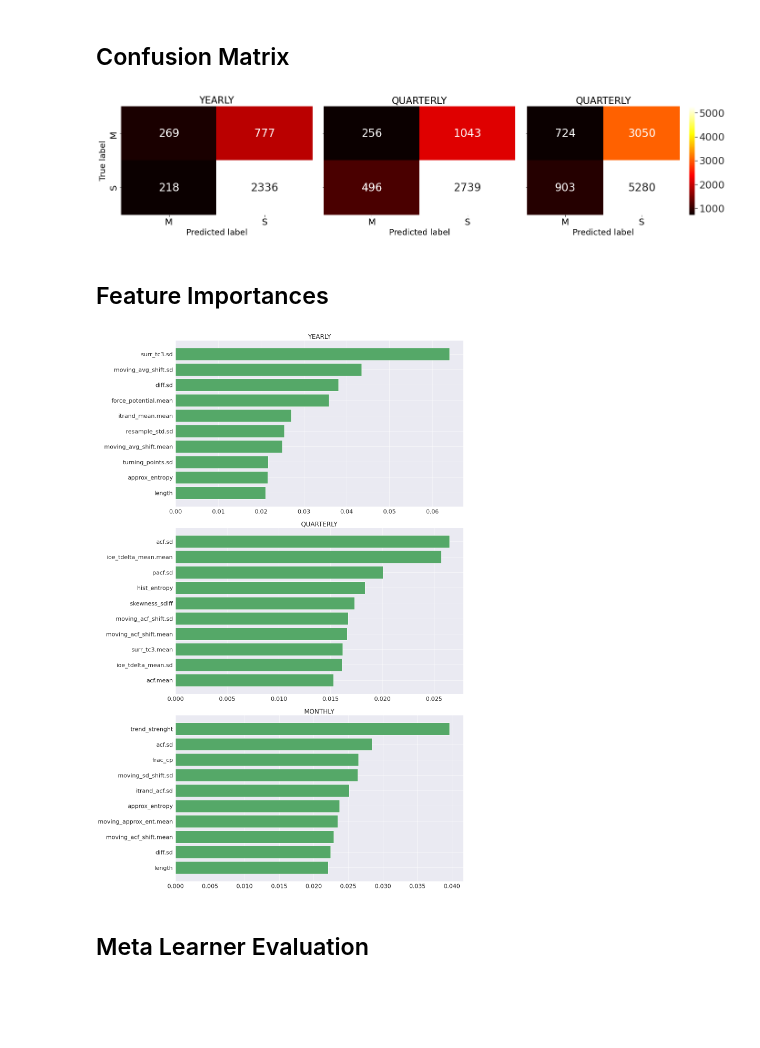
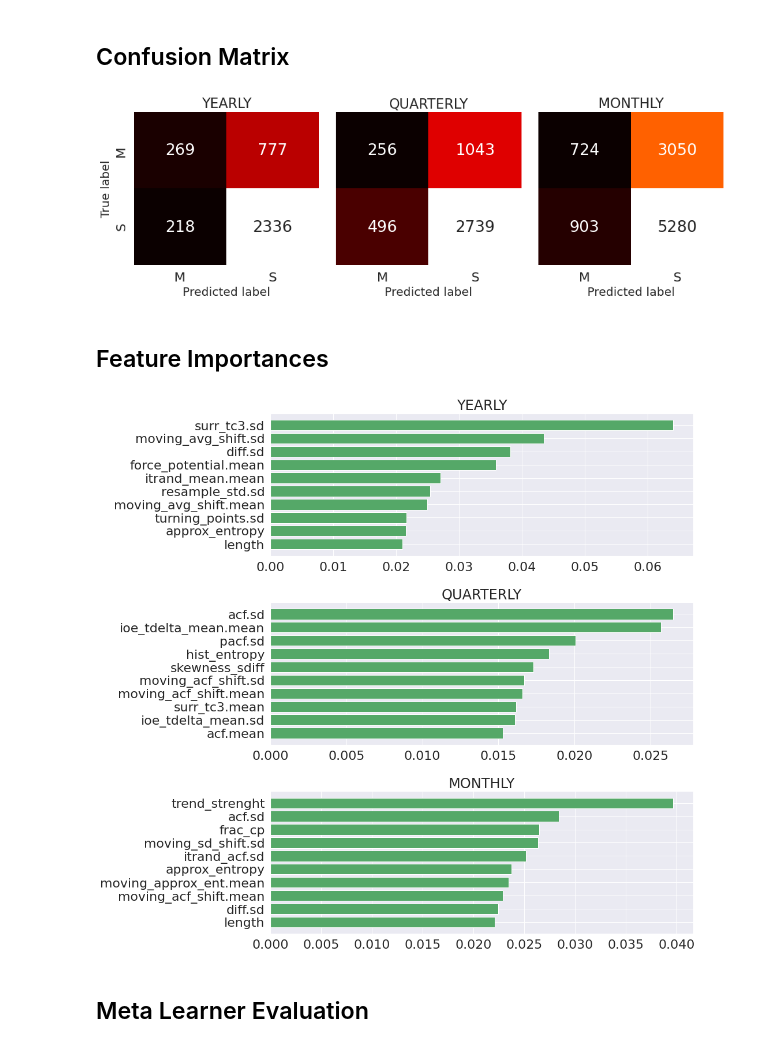
Before and after one commit to GDalforno/M4-Meta-Analysis, a Jupyter notebook: Meta Learning/Data Analysis.ipynb, the cells around one changed output. Saved outputs shown, nothing was run; the diff lists cells and outputs as text; code cells hidden in the pictures; blank space fills up the shorter version.

```diff
--- a/Meta Learning/Data Analysis.ipynb
+++ b/Meta Learning/Data Analysis.ipynb
@@ -297,37 +292,37 @@ for interval in ("Y", "Q", "M"):
 # %% [markdown]
 ## Confusion Matrix
 # %%
-fig1, ax1 = plt.subplots(1, 3, figsize=(20, 5))
+fig1, ax1 = plt.subplots(1, 3, figsize=(14, 5))
 sns.set(font_scale=2.0)
 
 sns.heatmap(
     confusion_matrix(recommendations["Y"]["predicted"], recommendations["Y"]["actual"]),
     annot=True, ax=ax1[0], cmap="hot", fmt="g", cbar=False)
 ax1[0].set_xlabel('Predicted label', fontdict={'size':'18'})
 ax1[0].set_ylabel('True label', fontdict={'size':'18'})
 ax1[0].set_title('YEARLY', fontdict={'size':'21'})
 ax1[0].xaxis.set_ticklabels(['M', 'S'], fontsize=20)
 ax1[0].yaxis.set_ticklabels(['M', 'S'], fontsize=20)
 
 sns.heatmap(
     confusion_matrix(recommendations["Q"]["predicted"], recommendations["Q"]["actual"]),
     annot=True, ax=ax1[1], cmap="hot", fmt="g", cbar=False)
 ax1[1].set_xlabel('Predicted label', fontdict={'size':'18'})
 ax1[1].set_title('QUARTERLY', fontdict={'size':'21'})
 ax1[1].xaxis.set_ticklabels(['M', 'S'], fontsize=20)
 ax1[1].yaxis.set_ticklabels(['', ''], fontsize=20)
 
 sns.heatmap(
     confusion_matrix(recommendations["M"]["predicted"], recommendations["M"]["actual"]),
-    annot=True, ax=ax1[2], cmap="hot", fmt="g", cbar=True)
+    annot=True, ax=ax1[2], cmap="hot", fmt="g", cbar=False)
 ax1[2].set_xlabel('Predicted label', fontdict={'size':'18'})
-ax1[2].set_title('QUARTERLY', fontdict={'size':'21'})
+ax1[2].set_title('MONTHLY', fontdict={'size':'21'})
 ax1[2].xaxis.set_ticklabels(['M', 'S'], fontsize=20)
 ax1[2].yaxis.set_ticklabels(['', ''], fontsize=20)
 plt.tight_layout()
 plt.savefig("cm.png")
 # %% [output]
-[figure, old version]
+[figure, new version]
 # %% [markdown]
 ## Feature Importances
 # %%
@@ -337,7 +332,7 @@ feat_df = {
     "M":pd.DataFrame({"name":data["M"].drop("target", axis=1).columns, "score":np.array(feature_importances["M"]).mean(axis=0)})
 }
 
-fig1, ax1 = plt.subplots(3, 1, figsize=(20, 30))
+fig1, ax1 = plt.subplots(3, 1, figsize=(15, 14))
 
 for i, d in enumerate(feat_df.items()):
     top = d[1].sort_values(by="score", ascending=False)[:10][::-1]
@@ -346,7 +341,7 @@ for i, d in enumerate(feat_df.items()):
 plt.tight_layout()
 plt.savefig("featimp.png")
 # %% [output]
-[figure, old version]
+[figure, new version]
 # %% [markdown]
 ## Meta Learner Evaluation
 # %%
```
Also changed, not shown: parts of 2 cells of this notebook, 4 other files.
